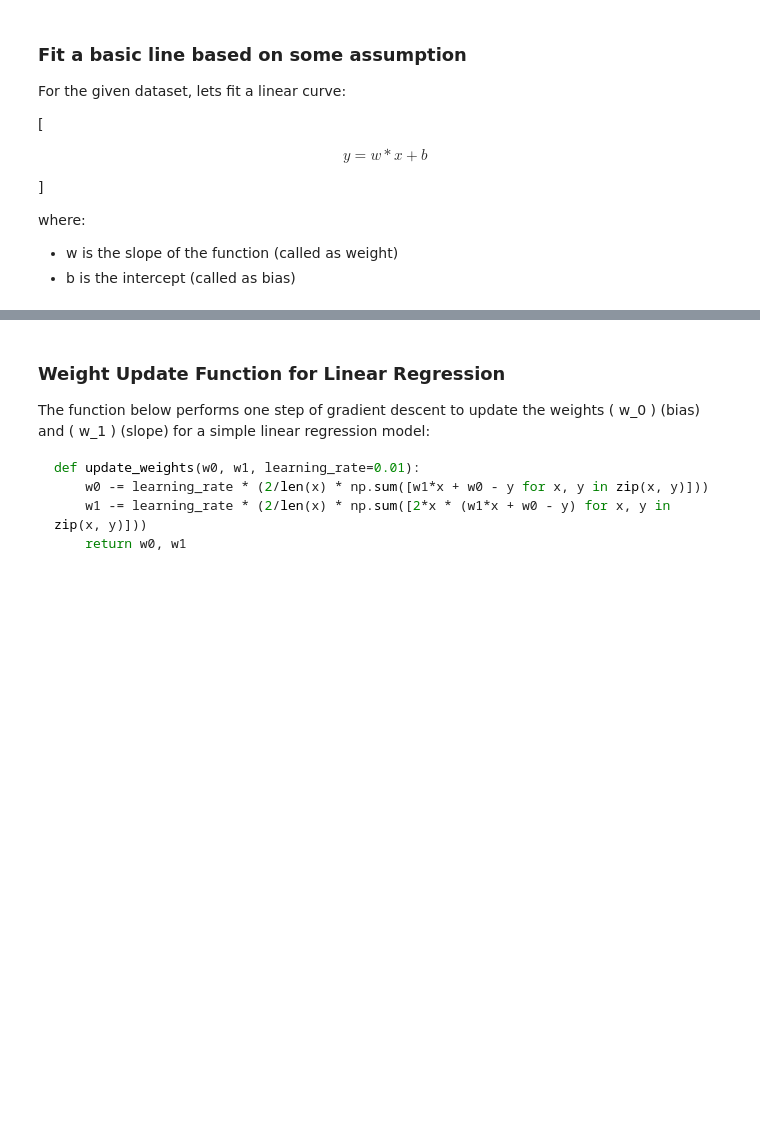
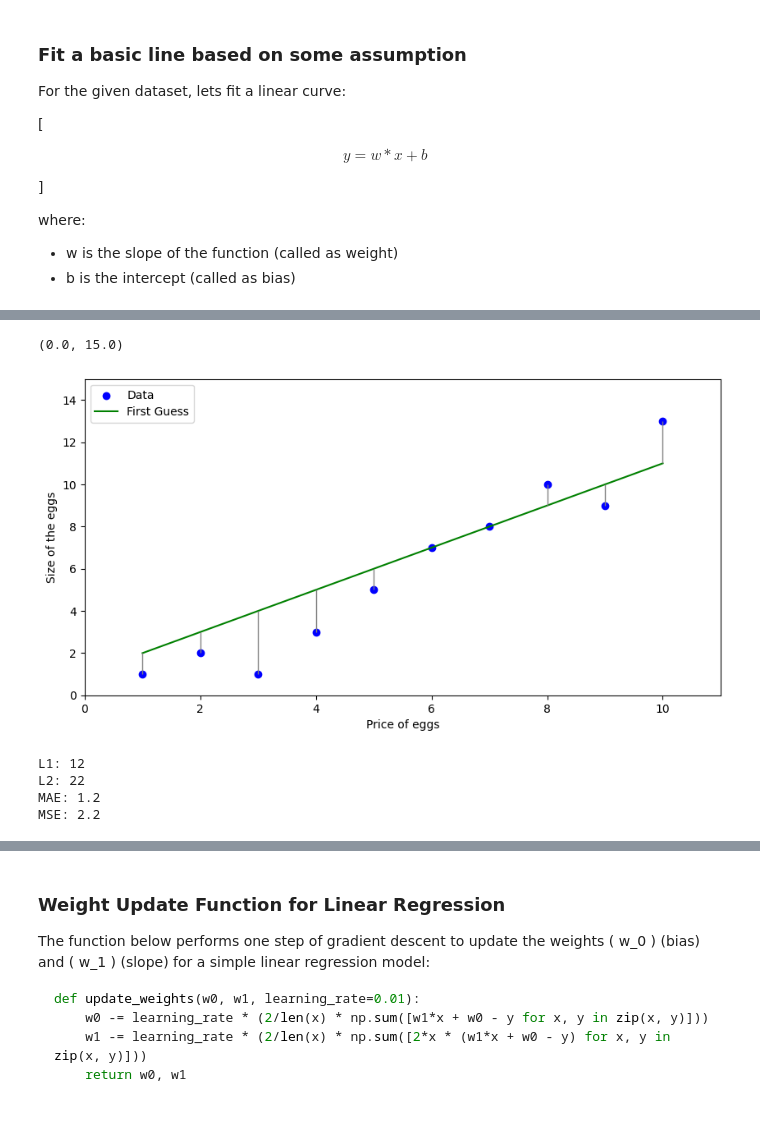
Before and after one commit to rishibbdb/MSU-ML-Workshop, a Jupyter notebook: Supervised/simple.ipynb, the cells around one changed output, grey strips where cells are left out. Saved outputs shown, nothing was run; the diff lists cells and outputs as text; code cells hidden in the pictures; blank space fills up the shorter version.

```diff
--- a/Supervised/simple.ipynb
+++ b/Supervised/simple.ipynb
@@ -41,0 +48,19 @@ plt.ylim(0, 15)
+# %%
+x = np.array([1, 2, 3, 4, 5, 6, 7, 8, 9, 10])
+y = np.array([1, 2, 1, 3, 5, 7, 8, 10, 9, 13])
+f = lambda x: 1 * x + 1
+z = f(x)
+plt.figure(figsize=(10, 5))
+plt.scatter(x, y, label='Data', color='blue')
+plt.plot(x, z, color='green', label='First Guess')
+for xi, yi, zi in zip(x, y, z):
+    # plt.scatter(xi, zi, color='green')
+    plt.vlines([xi], ymin=yi, ymax=zi, color='gray', linestyle='-', linewidth=1)
+plt.xlabel('Price of eggs')
+plt.ylabel('Size of the eggs')
+plt.legend()
+plt.xlim(0, 11)
+plt.ylim(0, 15)
+# %% [output]
+(0.0, 15.0)
+[figure, added]
@@ -41,0 +74,10 @@ plt.ylim(0, 15)
+# %%
+print("L1:", L1(z, y))
+print("L2:", L2(z, y))
+print("MAE:", MAE(z, y))
+print("MSE:", MSE(z, y))
+# %% [output]
+L1: 12
+L2: 22
+MAE: 1.2
+MSE: 2.2
```
Also changed, not shown: parts of 17 cells of this notebook, 6 other files.
